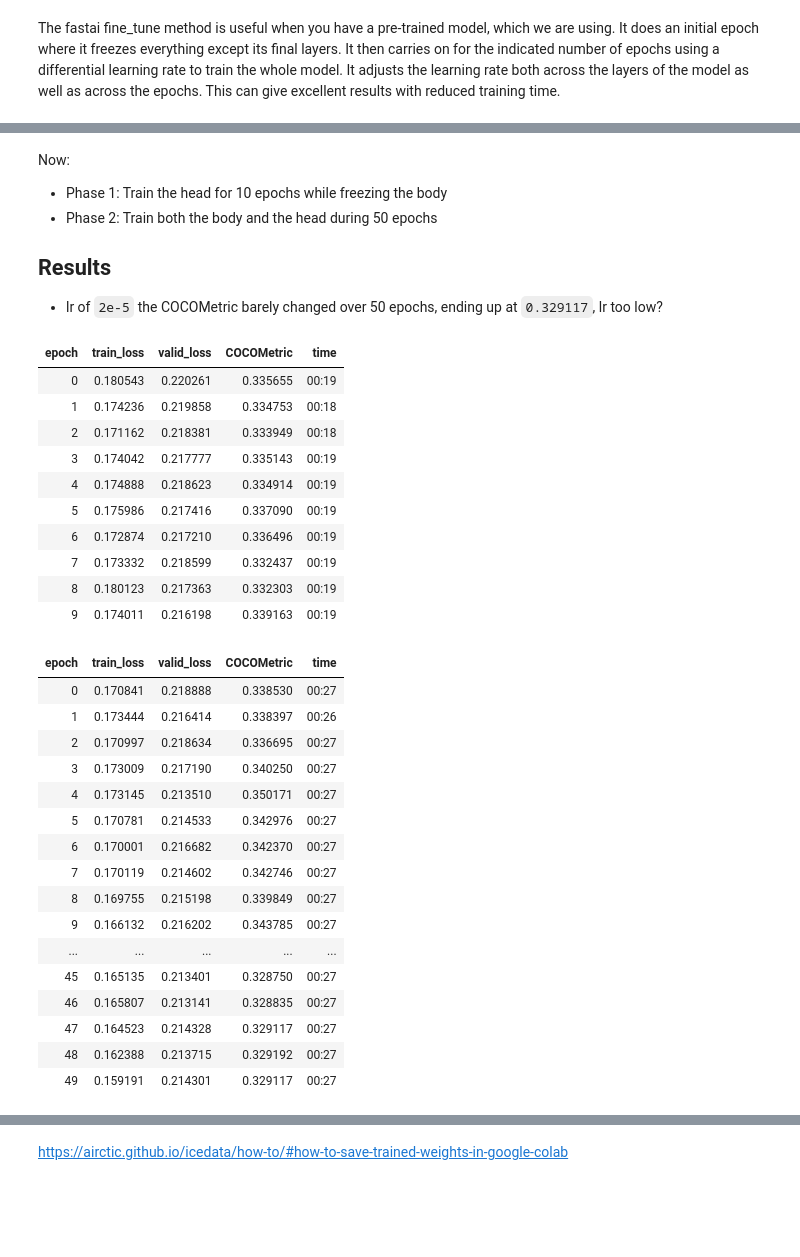
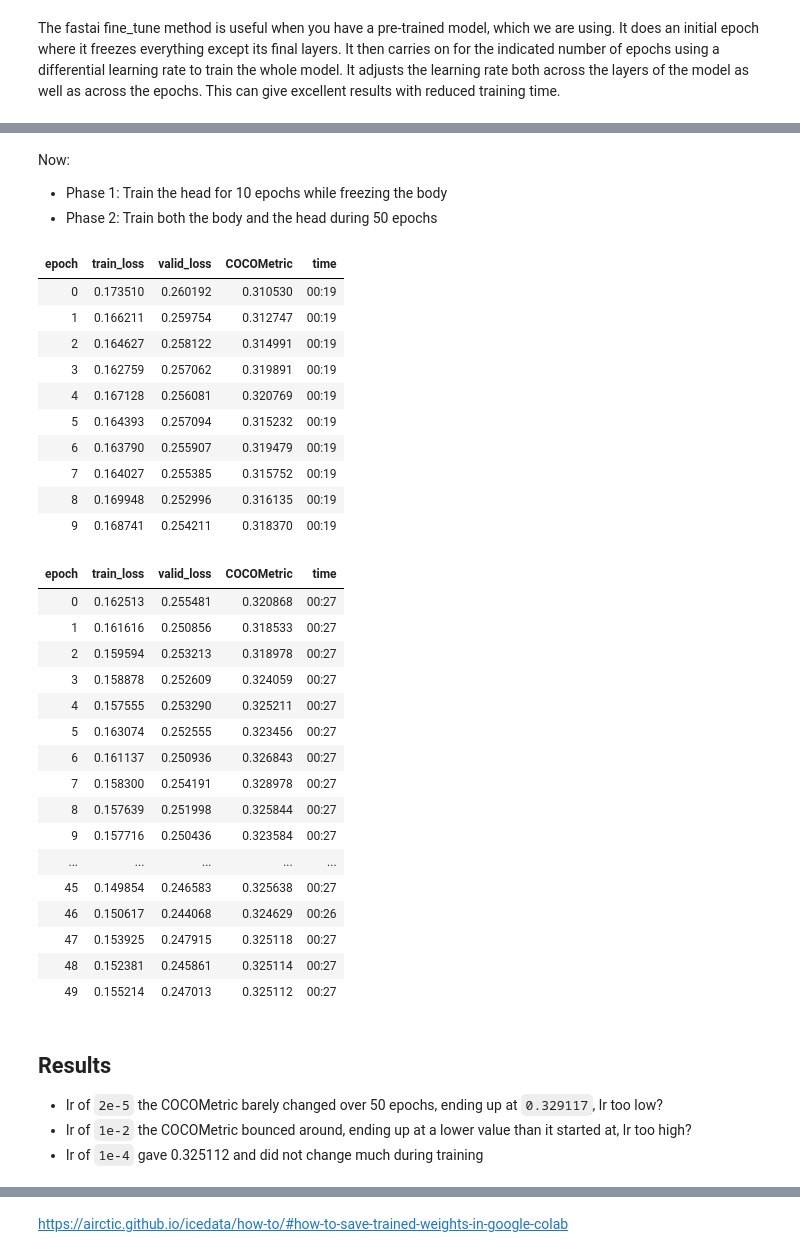
Before and after one commit to robmarkcole/fire-detection-from-images, a Jupyter notebook: pytorch/icevision/icevision_firenet_faster_rcnn.ipynb, the cells around one changed output, grey strips where cells are left out. Saved outputs shown, nothing was run; the diff lists cells and outputs as text; code cells hidden in the pictures; blank space fills up the shorter version.

```diff
--- a/pytorch/icevision/icevision_firenet_faster_rcnn.ipynb
+++ b/pytorch/icevision/icevision_firenet_faster_rcnn.ipynb
@@ -184,40 +186,42 @@ learn.fine_tune(10, lr=1e-2)
 Now:
 * Phase 1: Train the head for 10 epochs while freezing the body
 * Phase 2: Train both the body and the head during 50 epochs
-
-## Results
-* lr of `2e-5` the COCOMetric barely changed over 50 epochs, ending up at `0.329117`, lr too low?
 # %%
-learn.fine_tune(50, 2e-5, freeze_epochs=10)
+learn.fine_tune(50, 1e-4, freeze_epochs=10)
 # %% [output]
 | epoch | train_loss | valid_loss | COCOMetric | time |
-| 0 | 0.180543 | 0.220261 | 0.335655 | 00:19 |
-| 1 | 0.174236 | 0.219858 | 0.334753 | 00:18 |
-| 2 | 0.171162 | 0.218381 | 0.333949 | 00:18 |
-| 3 | 0.174042 | 0.217777 | 0.335143 | 00:19 |
-| 4 | 0.174888 | 0.218623 | 0.334914 | 00:19 |
-| 5 | 0.175986 | 0.217416 | 0.337090 | 00:19 |
-| 6 | 0.172874 | 0.217210 | 0.336496 | 00:19 |
-| 7 | 0.173332 | 0.218599 | 0.332437 | 00:19 |
-| 8 | 0.180123 | 0.217363 | 0.332303 | 00:19 |
-| 9 | 0.174011 | 0.216198 | 0.339163 | 00:19 |
+| 0 | 0.173510 | 0.260192 | 0.310530 | 00:19 |
+| 1 | 0.166211 | 0.259754 | 0.312747 | 00:19 |
+| 2 | 0.164627 | 0.258122 | 0.314991 | 00:19 |
+| 3 | 0.162759 | 0.257062 | 0.319891 | 00:19 |
+| 4 | 0.167128 | 0.256081 | 0.320769 | 00:19 |
+| 5 | 0.164393 | 0.257094 | 0.315232 | 00:19 |
+| 6 | 0.163790 | 0.255907 | 0.319479 | 00:19 |
+| 7 | 0.164027 | 0.255385 | 0.315752 | 00:19 |
+| 8 | 0.169948 | 0.252996 | 0.316135 | 00:19 |
+| 9 | 0.168741 | 0.254211 | 0.318370 | 00:19 |
 | epoch | train_loss | valid_loss | COCOMetric | time |
-| 0 | 0.170841 | 0.218888 | 0.338530 | 00:27 |
-| 1 | 0.173444 | 0.216414 | 0.338397 | 00:26 |
-| 2 | 0.170997 | 0.218634 | 0.336695 | 00:27 |
-| 3 | 0.173009 | 0.217190 | 0.340250 | 00:27 |
-| 4 | 0.173145 | 0.213510 | 0.350171 | 00:27 |
-| 5 | 0.170781 | 0.214533 | 0.342976 | 00:27 |
-| 6 | 0.170001 | 0.216682 | 0.342370 | 00:27 |
-| 7 | 0.170119 | 0.214602 | 0.342746 | 00:27 |
-| 8 | 0.169755 | 0.215198 | 0.339849 | 00:27 |
-| 9 | 0.166132 | 0.216202 | 0.343785 | 00:27 |
+| 0 | 0.162513 | 0.255481 | 0.320868 | 00:27 |
+| 1 | 0.161616 | 0.250856 | 0.318533 | 00:27 |
+| 2 | 0.159594 | 0.253213 | 0.318978 | 00:27 |
+| 3 | 0.158878 | 0.252609 | 0.324059 | 00:27 |
+| 4 | 0.157555 | 0.253290 | 0.325211 | 00:27 |
+| 5 | 0.163074 | 0.252555 | 0.323456 | 00:27 |
+| 6 | 0.161137 | 0.250936 | 0.326843 | 00:27 |
+| 7 | 0.158300 | 0.254191 | 0.328978 | 00:27 |
+| 8 | 0.157639 | 0.251998 | 0.325844 | 00:27 |
+| 9 | 0.157716 | 0.250436 | 0.323584 | 00:27 |
 | ... | ... | ... | ... | ... |
-| 45 | 0.165135 | 0.213401 | 0.328750 | 00:27 |
-| 46 | 0.165807 | 0.213141 | 0.328835 | 00:27 |
-| 47 | 0.164523 | 0.214328 | 0.329117 | 00:27 |
-| 48 | 0.162388 | 0.213715 | 0.329192 | 00:27 |
-| 49 | 0.159191 | 0.214301 | 0.329117 | 00:27 |
+| 45 | 0.149854 | 0.246583 | 0.325638 | 00:27 |
+| 46 | 0.150617 | 0.244068 | 0.324629 | 00:26 |
+| 47 | 0.153925 | 0.247915 | 0.325118 | 00:27 |
+| 48 | 0.152381 | 0.245861 | 0.325114 | 00:27 |
+| 49 | 0.155214 | 0.247013 | 0.325112 | 00:27 |
+# %% [markdown]
+## Results
+* lr of `2e-5` the COCOMetric barely changed over 50 epochs, ending up at `0.329117`, lr too low?
+* lr of `1e-2` the COCOMetric bounced around, ending up at a lower value than it started at, lr too high?
+* lr of `1e-4` gave 0.325112 and did not change much during training
 # %%
 faster_rcnn.show_results(model, valid_ds, class_map=class_map)
 # %% [output]
```
Also changed, not shown: parts of 5 cells of this notebook.
